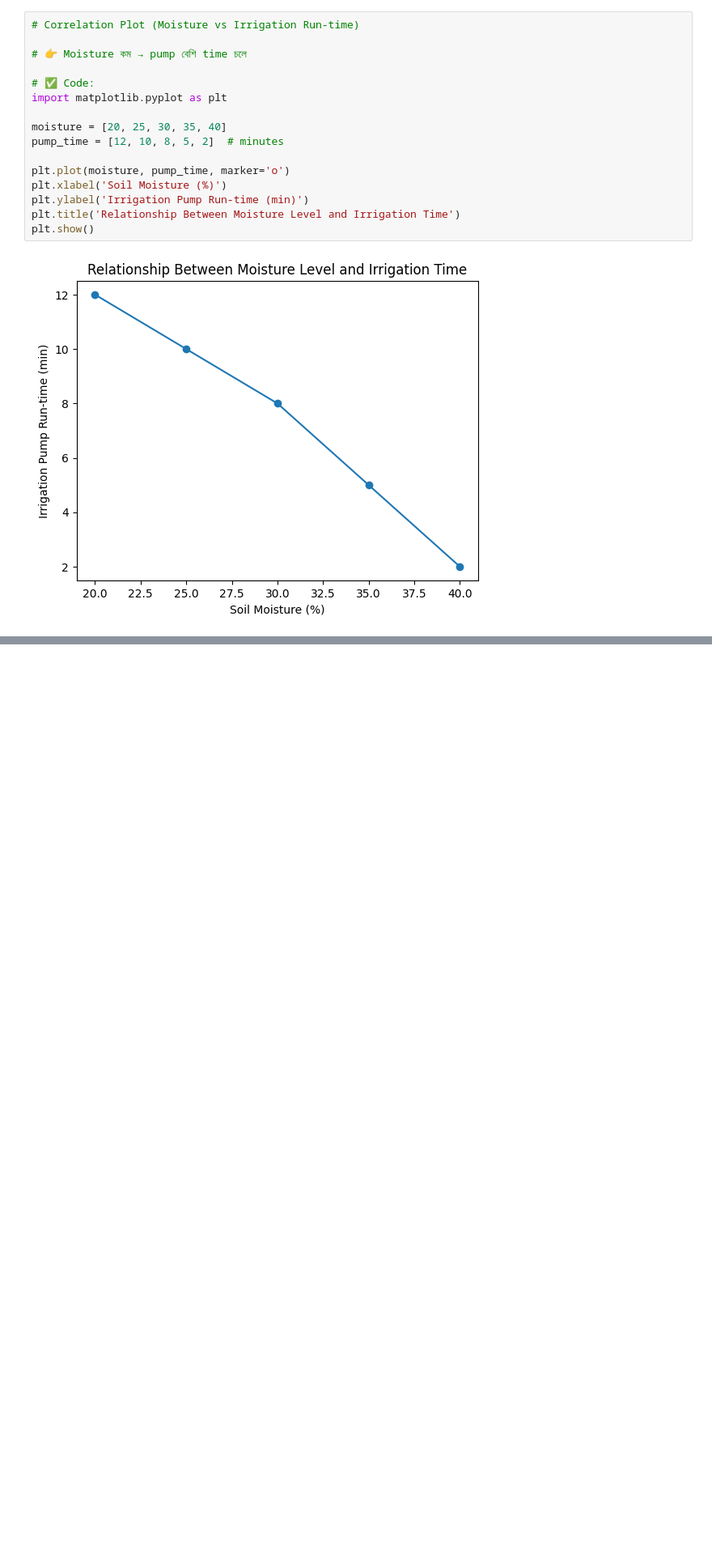
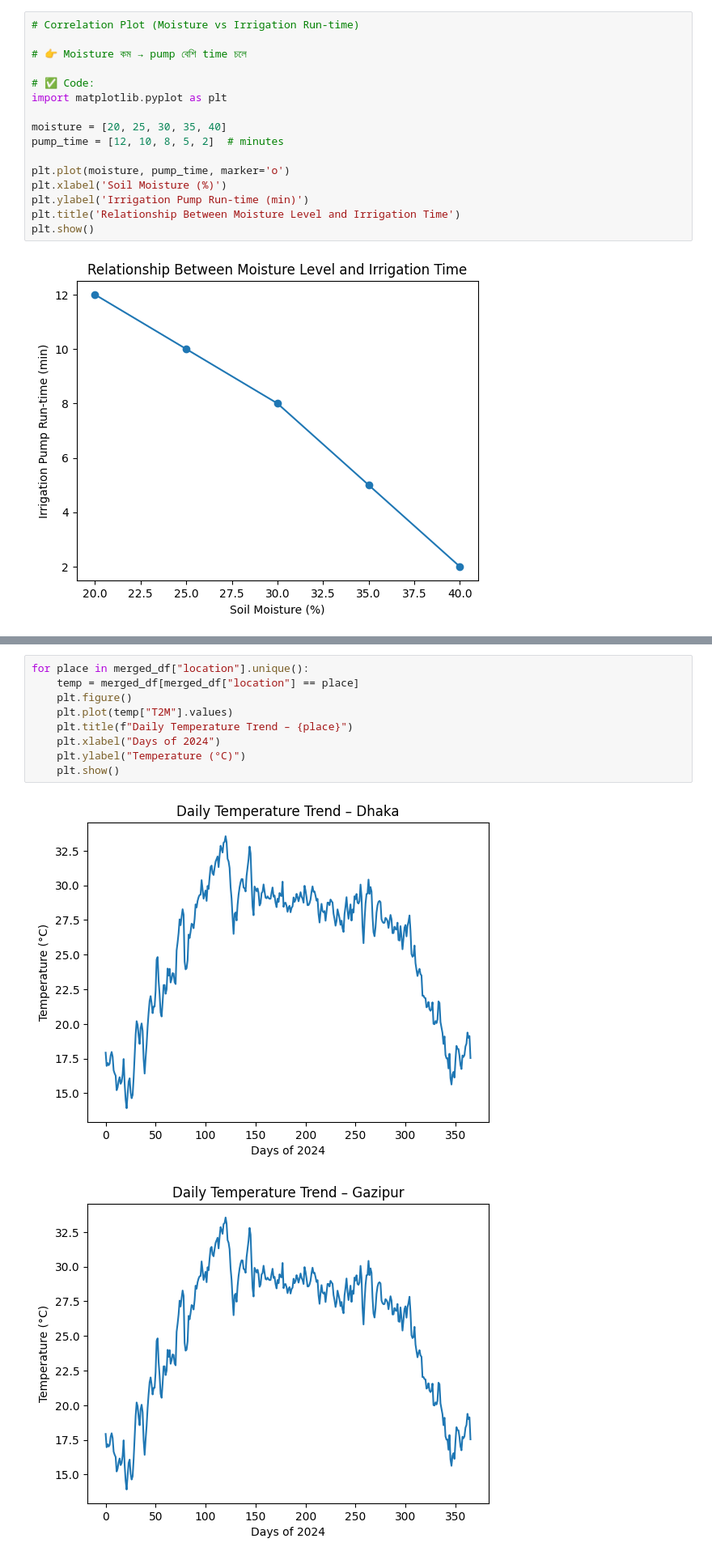
Before and after one commit to mahfuzaakter/fordatascience, a Jupyter notebook: for_capstone_report_.ipynb, the cells around one changed output, grey strips where cells are left out. Shown at 81% size. Drawn from its saved outputs; the diff is of its cells as text; blank space fills up the shorter version.

```diff
--- a/for_capstone_report_.ipynb
+++ b/for_capstone_report_.ipynb
@@ -201,0 +743,12 @@ plt.show()
+# %%
+for place in merged_df["location"].unique():
+    temp = merged_df[merged_df["location"] == place]
+    plt.figure()
+    plt.plot(temp["T2M"].values)
+    plt.title(f"Daily Temperature Trend – {place}")
+    plt.xlabel("Days of 2024")
+    plt.ylabel("Temperature (°C)")
+    plt.show()
+# %% [output]
+[figure, added]
+[figure, added]
```
Also changed, not shown: parts of 57 cells of this notebook.
